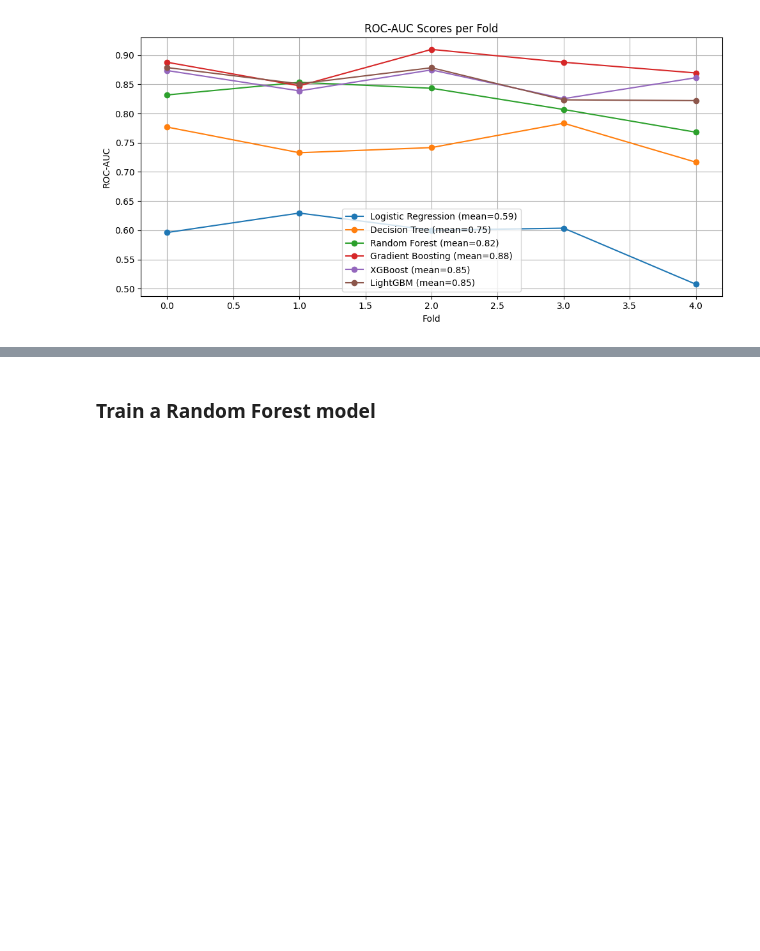
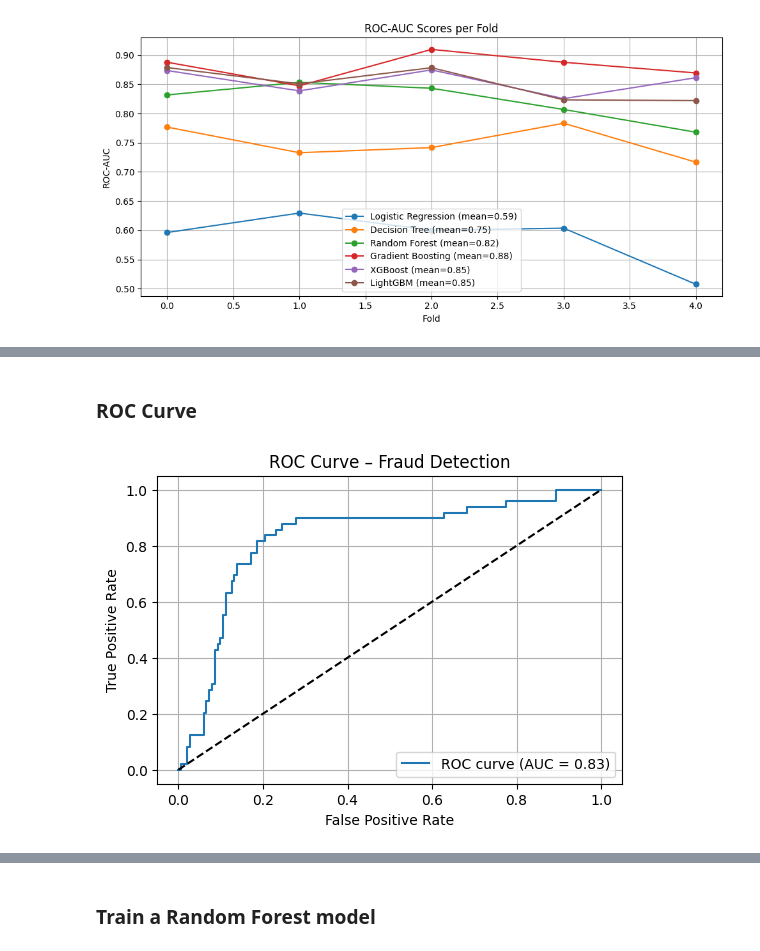
Before and after one commit to ahmeddaknou/Insurance-Fraud-Detection, a Jupyter notebook: notebooks/02_Classifcation.ipynb, the cells around one changed output, grey strips where cells are left out. Cells and saved outputs as stored; diff of their text form; code cells hidden in the pictures; blank space fills up the shorter version.

```diff
--- a/notebooks/02_Classifcation.ipynb
+++ b/notebooks/02_Classifcation.ipynb
@@ -105,0 +257,25 @@ plt.show()
+# %%
+# Model
+gb = GradientBoostingClassifier(random_state=42)
+
+# Pipeline mit SMOTE + RandomForest
+
+pipe = Pipeline([
+    ('smote', SMOTE(random_state=42)),
+    ('clf', gb)
+])
+# %%
+#### Use GridSearch for hyperparameter optimization
+
+param_grid = {
+    'clf__n_estimators': [100, 200],
+    'clf__learning_rate': [0.05, 0.1],
+    'clf__max_depth': [3, 5],
+    'clf__subsample': [0.8, 1.0]
+}
+
+grid_search = GridSearchCV(pipe,
+                           param_grid, cv=5, scoring='roc_auc', n_jobs=-1, verbose=1)
+grid_search.fit(X_train, y_train)
+best_model = grid_search.best_estimator_
+print(grid_search.best_params_)
@@ -105,0 +287,6 @@ plt.show()
+# %%
+y_pred = best_model.predict(X_test)
+y_proba = best_model.predict_proba(X_test)[:, 1]
+
+print("\nClassification Report:\n", classification_report(y_test, y_pred))
+print("\nROC AUC Score:", roc_auc_score(y_test, y_proba))
@@ -105,0 +306,17 @@ plt.show()
+# %% [markdown]
+### ROC Curve
+# %%
+fpr, tpr, thresholds = roc_curve(y_test, y_proba)
+roc_auc = auc(fpr, tpr)
+
+plt.figure(figsize=(6, 4))
+plt.plot(fpr, tpr, label=f"ROC curve (AUC = {roc_auc:.2f})")
+plt.plot([0, 1], [0, 1], 'k--')  # Diagonale Linie = Zufall
+plt.xlabel('False Positive Rate')
+plt.ylabel('True Positive Rate')
+plt.title('ROC Curve – Fraud Detection')
+plt.legend(loc='lower right')
+plt.grid(True)
+plt.show()
+# %% [output]
+[figure, added]
```
Also changed, not shown: parts of 21 cells of this notebook, 1 other file.
